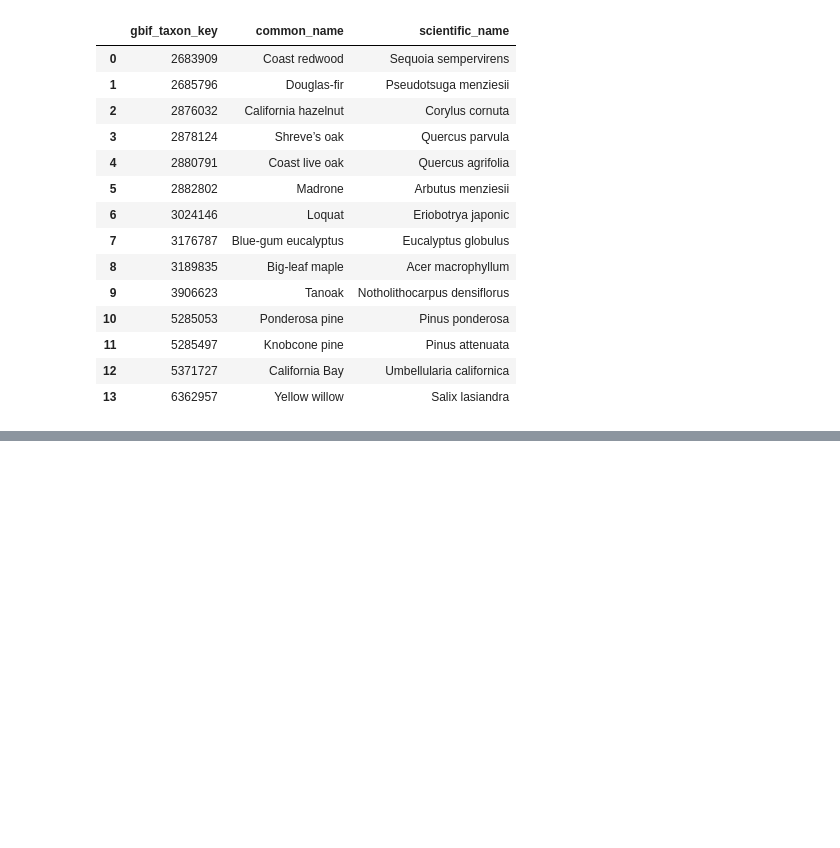
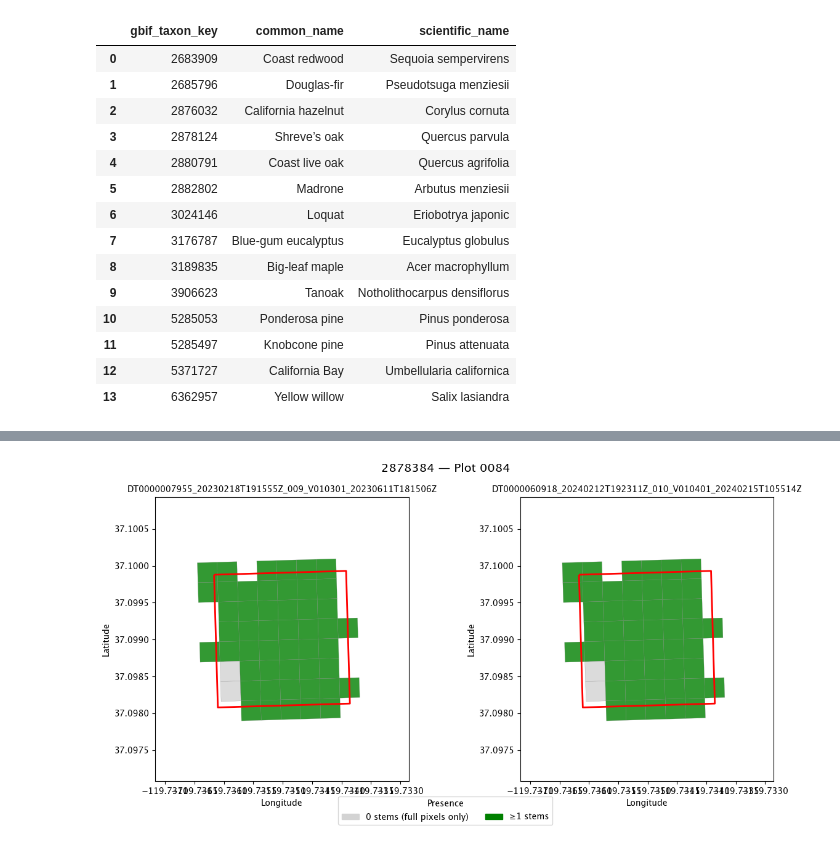
Before and after one commit to dangause/rs-hsi-botany, a Jupyter notebook: notebooks/pipeline/4_grid_tree_data_to_hrs.ipynb, the cells around one changed output, grey strips where cells are left out. Drawn from its saved outputs; the diff is of its cells as text; code cells hidden in the pictures; blank space fills up the shorter version.

```diff
--- a/notebooks/pipeline/4_grid_tree_data_to_hrs.ipynb
+++ b/notebooks/pipeline/4_grid_tree_data_to_hrs.ipynb
@@ -78,0 +98,9 @@ plt.show()
+# %%
+
+gridder.plot_species_grid(
+    plot_id="0084",
+    species="2878384",
+)
+plt.show()
+# %% [output]
+[figure, added]
```
Also changed, not shown: parts of 8 cells of this notebook, 8 other files.
